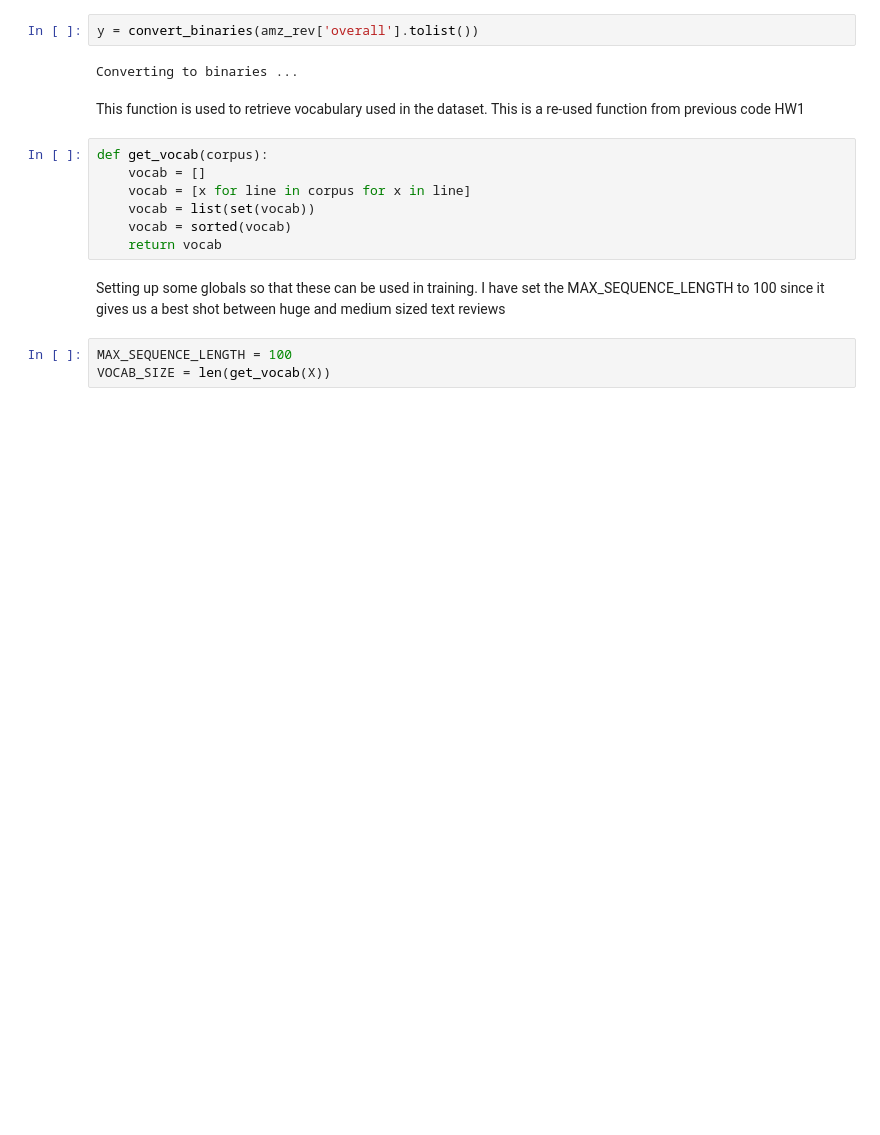
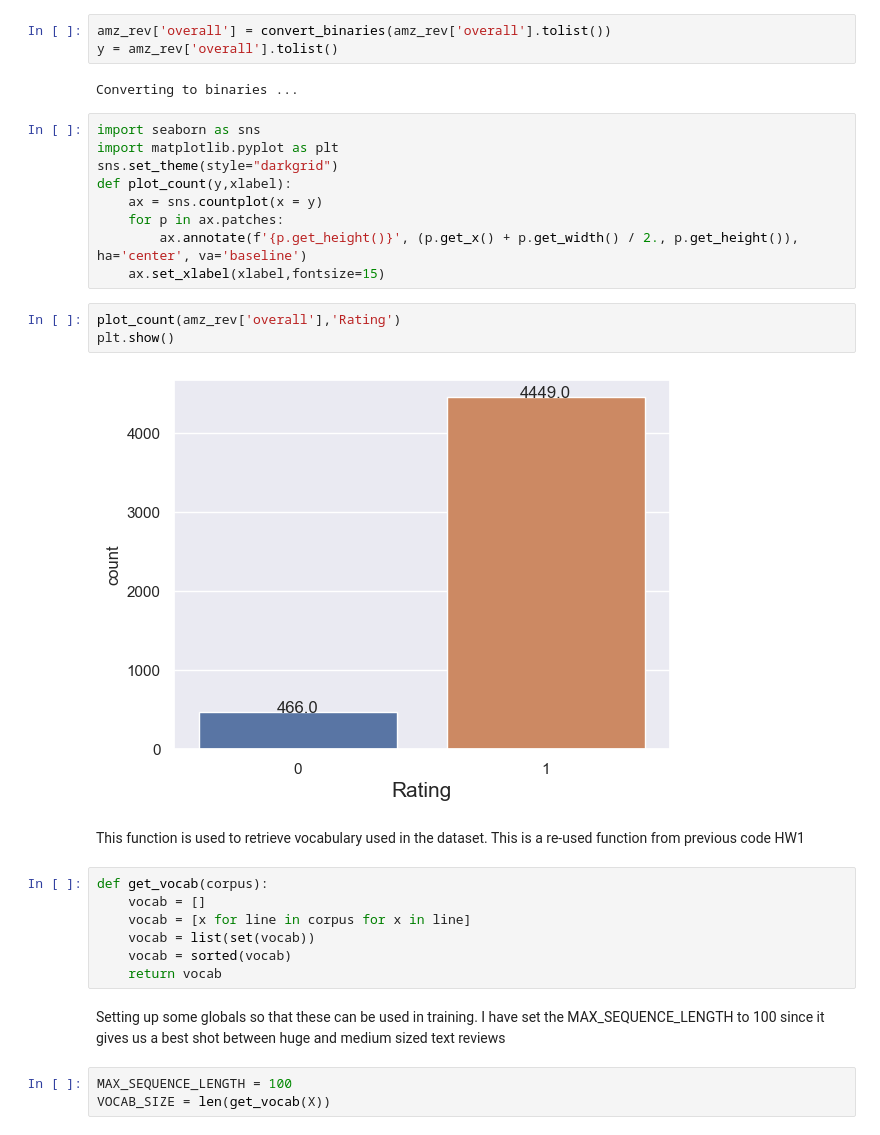
Before and after one commit to kaushikilango/stevens-nlp, a Jupyter notebook: HW2/model.ipynb, the cells around one changed output. Cells and saved outputs as stored; diff of their text form; blank space fills up the shorter version.

```diff
--- a/HW2/model.ipynb
+++ b/HW2/model.ipynb
@@ -64,9 +83,24 @@ def convert_binaries(corpus):
 # %% [markdown]
 Executing the above on the 'overall' column of the dataframe
 # %%
-y = convert_binaries(amz_rev['overall'].tolist())
+amz_rev['overall'] = convert_binaries(amz_rev['overall'].tolist())
+y = amz_rev['overall'].tolist()
 # %% [output]
 Converting to binaries ...
+# %%
+import seaborn as sns
+import matplotlib.pyplot as plt
+sns.set_theme(style="darkgrid")
+def plot_count(y,xlabel):
+    ax = sns.countplot(x = y)
+    for p in ax.patches:
+        ax.annotate(f'{p.get_height()}', (p.get_x() + p.get_width() / 2., p.get_height()), ha='center', va='baseline')
+    ax.set_xlabel(xlabel,fontsize=15)
+# %%
+plot_count(amz_rev['overall'],'Rating')
+plt.show()
+# %% [output]
+[figure, added]
 # %% [markdown]
 This function is used to retrieve vocabulary used in the dataset. This is a re-used function from previous code HW1
 # %%
```
Also changed, not shown: parts of 14 cells of this notebook.
